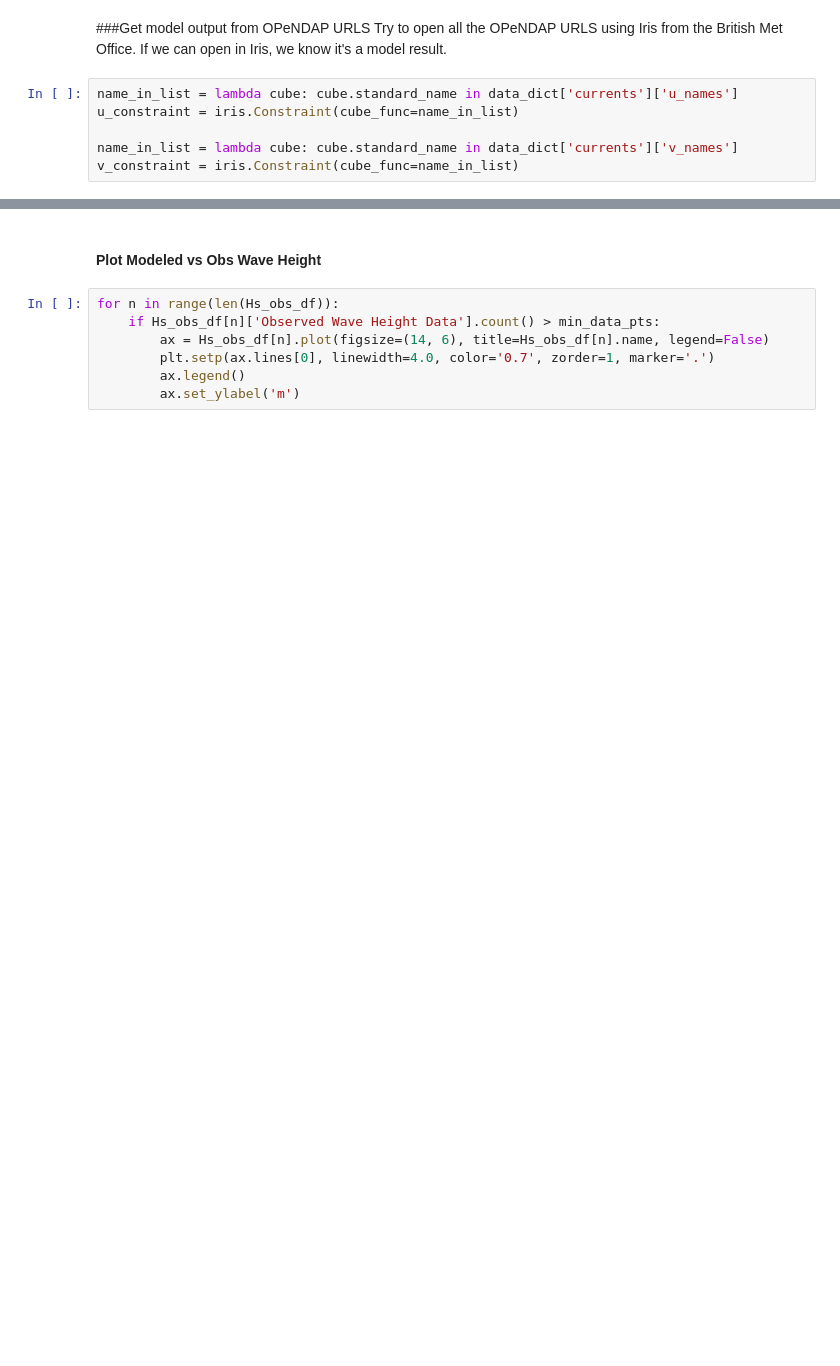
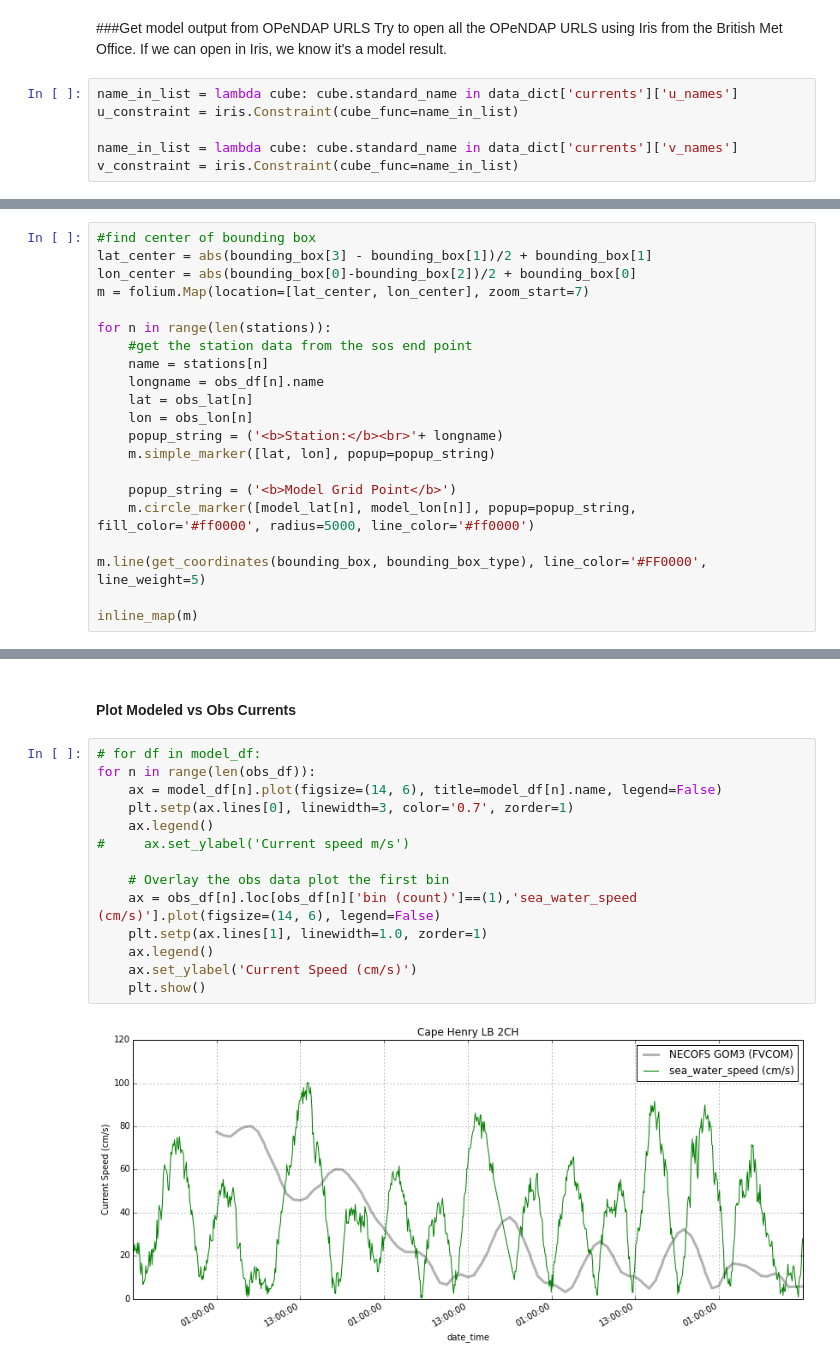
Before and after one commit to ioos/system-test, a Jupyter notebook: Theme_2_Extreme_Events/Scenario_2A_Coastal_Inundation/Scenario_2A_ModelDataCompare_Currents/Scenario_2A_Model_Obs_Compare_Currents.ipynb, the cells around one changed output, grey strips where cells are left out. Cells and saved outputs as stored; diff of their text form; blank space fills up the shorter version.

```diff
--- a/Theme_2_Extreme_Events/Scenario_2A_Coastal_Inundation/Scenario_2A_ModelDataCompare_Currents/Scenario_2A_Model_Obs_Compare_Currents.ipynb
+++ b/Theme_2_Extreme_Events/Scenario_2A_Coastal_Inundation/Scenario_2A_ModelDataCompare_Currents/Scenario_2A_Model_Obs_Compare_Currents.ipynb
@@ -510,0 +490,21 @@ Attemping to load http://www.smast.umassd.edu:8080/thredds/dodsC/FVCOM/NECOFS/Fo
+# %%
+#find center of bounding box
+lat_center = abs(bounding_box[3] - bounding_box[1])/2 + bounding_box[1]
+lon_center = abs(bounding_box[0]-bounding_box[2])/2 + bounding_box[0]
+m = folium.Map(location=[lat_center, lon_center], zoom_start=7)
+
+for n in range(len(stations)):
+    #get the station data from the sos end point
+    name = stations[n]
+    longname = obs_df[n].name
+    lat = obs_lat[n]
+    lon = obs_lon[n]
+    popup_string = ('<b>Station:</b><br>'+ longname)
+    m.simple_marker([lat, lon], popup=popup_string)
+
+    popup_string = ('<b>Model Grid Point</b>')
+    m.circle_marker([model_lat[n], model_lon[n]], popup=popup_string, fill_color='#ff0000', radius=5000, line_color='#ff0000')
+
+m.line(get_coordinates(bounding_box, bounding_box_type), line_color='#FF0000', line_weight=5)
+
+inline_map(m)
@@ -511,9 +513,18 @@ Attemping to load http://www.smast.umassd.edu:8080/thredds/dodsC/FVCOM/NECOFS/Fo
 # %% [markdown]
-#### Plot Modeled vs Obs Wave Height
+#### Plot Modeled vs Obs Currents
 # %%
-for n in range(len(Hs_obs_df)):
-    if Hs_obs_df[n]['Observed Wave Height Data'].count() > min_data_pts:
-        ax = Hs_obs_df[n].plot(figsize=(14, 6), title=Hs_obs_df[n].name, legend=False)
-        plt.setp(ax.lines[0], linewidth=4.0, color='0.7', zorder=1, marker='.')
-        ax.legend()
-        ax.set_ylabel('m')
+# for df in model_df:
+for n in range(len(obs_df)):
+    ax = model_df[n].plot(figsize=(14, 6), title=model_df[n].name, legend=False)
+    plt.setp(ax.lines[0], linewidth=3, color='0.7', zorder=1)
+    ax.legend()
+#     ax.set_ylabel('Current speed m/s')
+
+    # Overlay the obs data plot the first bin
+    ax = obs_df[n].loc[obs_df[n]['bin (count)']==(1),'sea_water_speed (cm/s)'].plot(figsize=(14, 6), legend=False)
+    plt.setp(ax.lines[1], linewidth=1.0, zorder=1)
+    ax.legend()
+    ax.set_ylabel('Current Speed (cm/s)')
+    plt.show()
+# %% [output]
+[figure, added]
```
Also changed, not shown: parts of 20 cells of this notebook, 2 other files.
